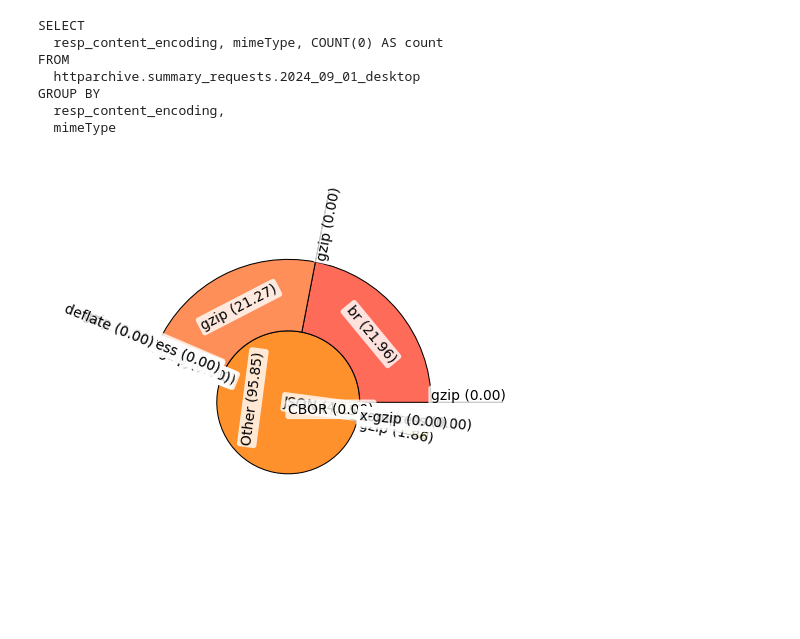
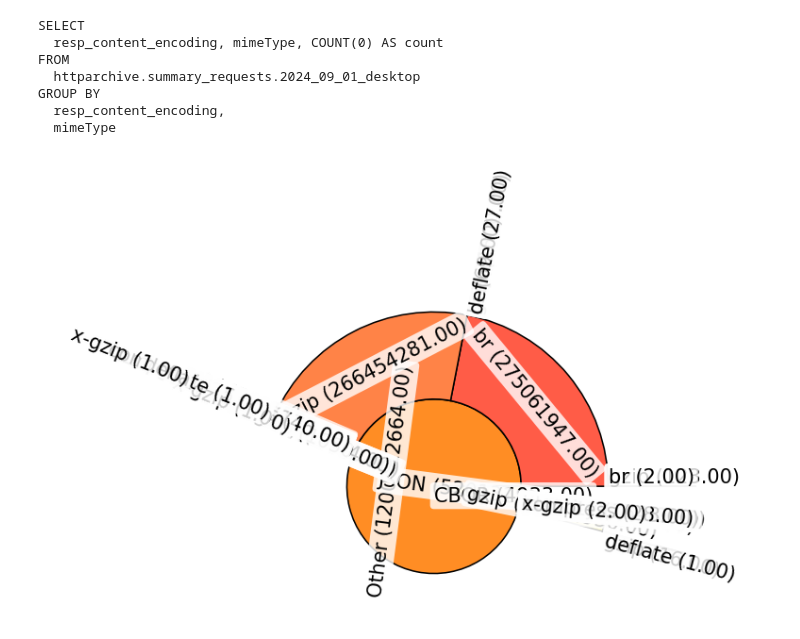
Before and after one commit to miri64/artifacts-tnsm26-cbor-dns-eval, a Jupyter notebook: 01_introduction.ipynb, the cells around one changed output. Saved outputs shown, nothing was run; the diff lists cells and outputs as text; code cells hidden in the pictures; blank space fills up the shorter version.

```diff
--- a/01_introduction.ipynb
+++ b/01_introduction.ipynb
@@ -195,53 +319,3 @@ FROM
 GROUP BY
   resp_content_encoding,
   mimeType
-# %%
-matplotlib.rcParams.update(matplotlib.rcParamsDefault)
-
-df = pandas.read_csv(INTRODUCTION_DIR / "input_datasets" / "bq-results-20240927-095716-1727431075335.csv")
-# See https://www.iana.org/assignments/http-parameters/http-parameters.xhtml#content-coding
-compr_enc = ['br', 'compress', 'dcb', 'dcz', 'deflate', 'gzip', 'identity', 'pack200-gzip', 'x-compress', 'x-gzip', 'zstd']
-
-df.loc[df["mimeType"].str.contains("json").fillna(False), "Media Type"] = "JSON"
-df.loc[df["mimeType"].str.contains("cbor").fillna(False), "Media Type"] = "CBOR"
-df.loc[~(df["mimeType"].str.contains("json").fillna(False) | df["mimeType"].str.contains("cbor").fillna(False)), "Media Type"] = "Other"
-df["resp_content_encoding"] = df["resp_content_encoding"].str.lower().swifter.apply(
-    lambda s: s.split(",") if pandas.notna(s) else s
-)
-df["resp_content_encoding_1"] = df["resp_content_encoding"].swifter.apply(
-    lambda l: l[0].strip() if isinstance(l, list) and len(l) > 0 and l[0] in compr_enc else numpy.nan
-)
-df["resp_content_encoding_2"] = df["resp_content_encoding"].swifter.apply(
-    lambda l: l[1].strip() if isinstance(l, list) and len(l) > 1 and l[1] in compr_enc else numpy.nan
-)
-df["resp_content_encoding_3"] = df["resp_content_encoding"].swifter.apply(
-    lambda l: l[2].strip() if isinstance(l, list) and len(l) > 2 and l[2] in compr_enc else numpy.nan
-)
-assert df["resp_content_encoding"].swifter.apply(
-    lambda l: l[3].strip() if isinstance(l, list) and len(l) > 3 and l[3] in compr_enc else numpy.nan
-).isna().all()
-df["sunburst"] = df["Media Type"]
-df.loc[df["resp_content_encoding_1"].notna(), "sunburst"] = (
-    df["Media Type"] + "/" +
-    df["resp_content_encoding_1"]
-).dropna()
-df.loc[df["resp_content_encoding_2"].notna(), "sunburst"] = (
-    df["Media Type"] + "/" +
-    df["resp_content_encoding_1"] + "/" +
-    df["resp_content_encoding_2"]
-).dropna()
-df.loc[df["resp_content_encoding_3"].notna(), "sunburst"] = (
-    df["Media Type"] + "/" +
-    df["resp_content_encoding_1"] + "/" +
-    df["resp_content_encoding_2"] + "/" +
-    df["resp_content_encoding_3"]
-).dropna()
-sunburst_df = df.groupby("sunburst")["count"].sum()
-sunburst_df = sunburst_df / sunburst_df.sum() * 100
-data = sunburst.stringvalues_to_pv(sunburst_df.to_dict())
-ax = matplotlib.pyplot.gca()
-sbp = sunburst.SunburstPlot(data, ax)
-sbp.plot(setup_axes=True)
-matplotlib.pyplot.show()
-# %% [output]
-[figure, removed]
@@ -248,2 +355,31 @@ matplotlib.pyplot.show()
+# %%
+sunburst_df = lf.with_columns(
+    sunburst=polars.concat_str(
+        [
+            polars.col("media_type"),
+            polars.col("compression_encoding").list.join("/"),
+        ],
+        separator="/",
+        ignore_nulls=True,
+    )
+).group_by("sunburst").agg(
+    polars.col("count").sum()
+).sort("sunburst").collect()
+
+data = sunburst.stringvalues_to_pv(
+    {d["sunburst"]: d["count"] for d in sunburst_df.to_dicts()}
+)
+
+fig = matplotlib.pyplot.figure(
+    figsize=matplotlib.rcParams["figure.figsize"],
+    dpi=150,
+)
+ax = matplotlib.pyplot.gca()
+sbp = sunburst.SunburstPlot(data, ax, label_minimal_angle=0)
+sbp.plot(setup_axes=True)
+matplotlib.pyplot.show()
+matplotlib.pyplot.close(fig)
+# %% [output]
+[figure, added]
 # %%
 matplotlib.pyplot.clf()
```
Also changed, not shown: parts of 14 cells of this notebook, 7 other files.
